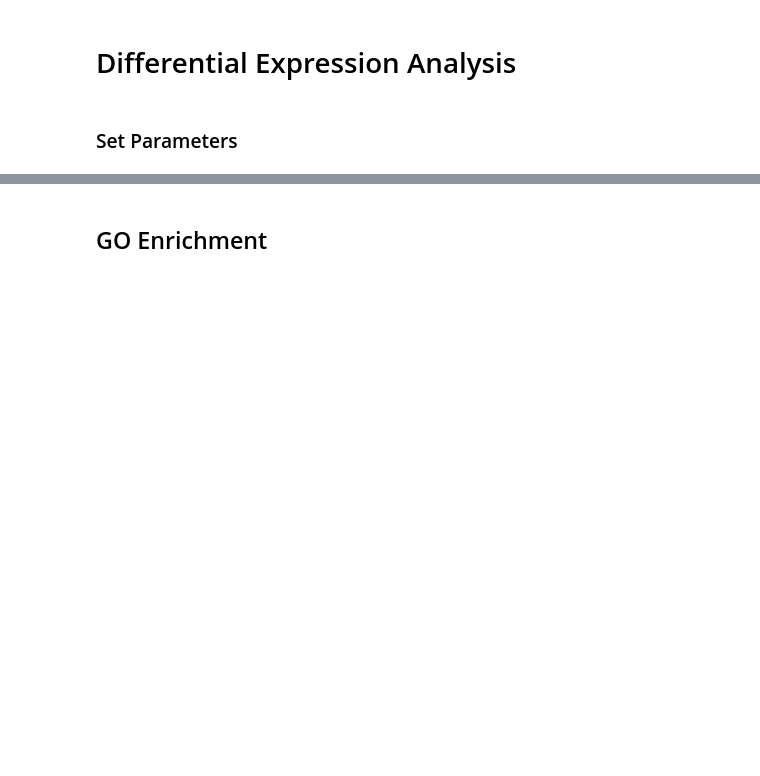
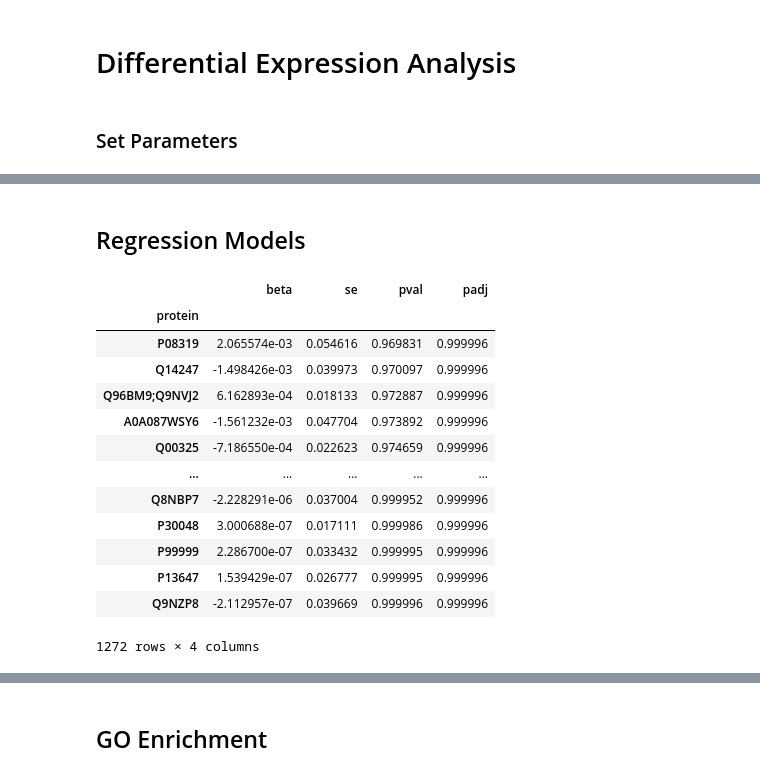
Before and after one commit to WewerAlbrechtsenLab/MSprocessing, a Jupyter notebook: examples/data_analysis_tools.ipynb, the cells around one changed output, grey strips where cells are left out. Cells and saved outputs as stored; diff of their text form; code cells hidden in the pictures; blank space fills up the shorter version.

```diff
--- a/examples/data_analysis_tools.ipynb
+++ b/examples/data_analysis_tools.ipynb
@@ -112,2 +128,31 @@ dea_results
 # %%
 volcano_plot.show()
+# %% [markdown]
+## Regression Models
+# %%
+_, coef_df = mss.run_logreg(
+    proteome=proteome,
+    meta=meta,
+    column="group",
+    group1="Intervention",
+    group2="Control",
+    cv=5,
+    adjust="fdr_bh"
+)
+
+coef_df
+# %% [output]
+|  | beta | se | pval | padj |
+| protein |  |  |  |  |
+| P08319 | 2.065574e-03 | 0.054616 | 0.969831 | 0.999996 |
+| Q14247 | -1.498426e-03 | 0.039973 | 0.970097 | 0.999996 |
+| Q96BM9;Q9NVJ2 | 6.162893e-04 | 0.018133 | 0.972887 | 0.999996 |
+| A0A087WSY6 | -1.561232e-03 | 0.047704 | 0.973892 | 0.999996 |
+| Q00325 | -7.186550e-04 | 0.022623 | 0.974659 | 0.999996 |
+| ... | ... | ... | ... | ... |
+| Q8NBP7 | -2.228291e-06 | 0.037004 | 0.999952 | 0.999996 |
+| P30048 | 3.000688e-07 | 0.017111 | 0.999986 | 0.999996 |
+| P99999 | 2.286700e-07 | 0.033432 | 0.999995 | 0.999996 |
+| P13647 | 1.539429e-07 | 0.026777 | 0.999995 | 0.999996 |
+| Q9NZP8 | -2.112957e-07 | 0.039669 | 0.999996 | 0.999996 |
+1272 rows × 4 columns
```
Also changed, not shown: parts of 6 cells of this notebook, 1 other file.
